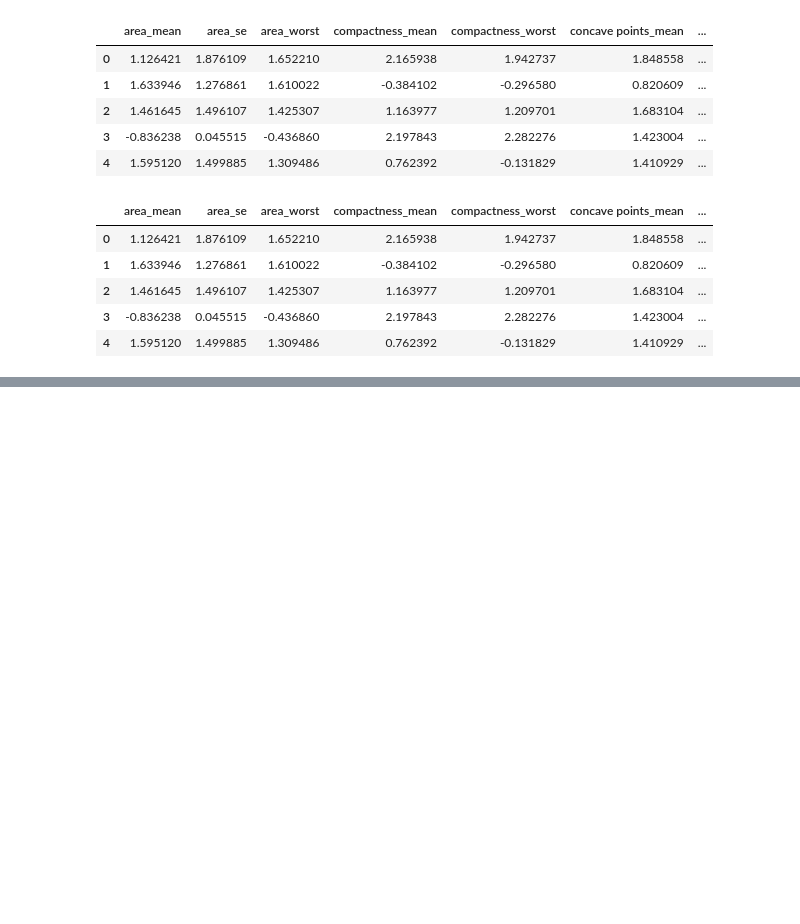
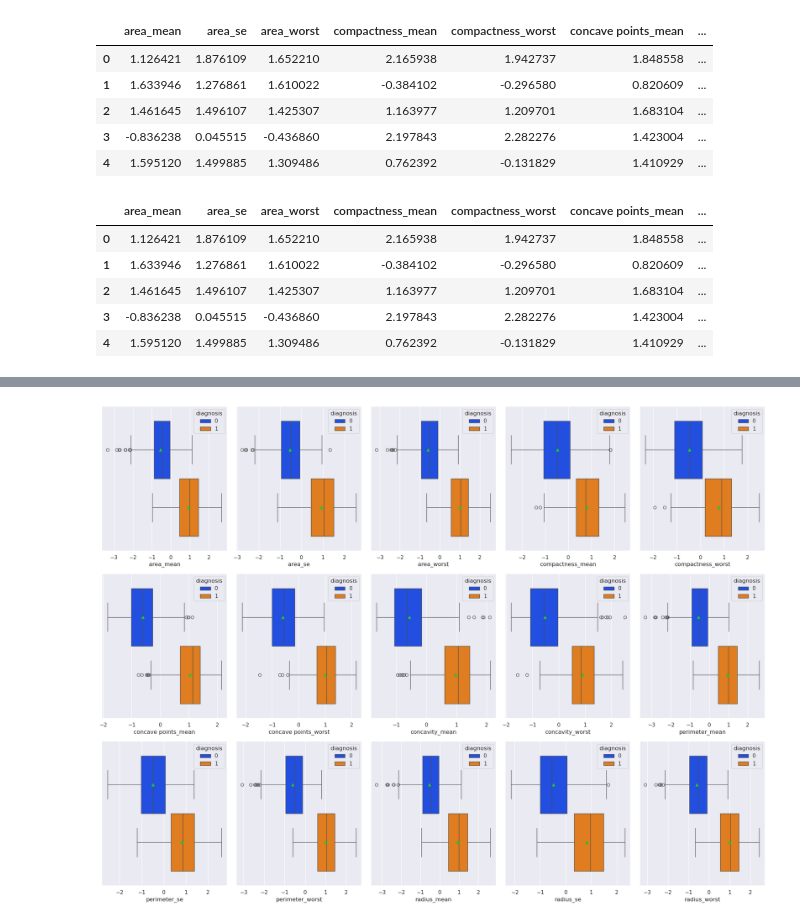
Before and after one commit to HilarioMarques/Classificacao_AlgoritmosLineares_DiagnosticoCancer_Kaggle, a Jupyter notebook: notebooks/SelecaoFeatures.ipynb, the cells around one changed output, grey strips where cells are left out. Drawn from its saved outputs; the diff is of its cells as text; code cells hidden in the pictures; blank space fills up the shorter version.

```diff
--- a/notebooks/SelecaoFeatures.ipynb
+++ b/notebooks/SelecaoFeatures.ipynb
@@ -596,8 +595,10 @@ ValueError: Could not interpret value `compactness_se` for `x`. An entry with th
 # %%
-fig, axs = plt.subplots(6, 5, figsize=(20, 15))
+fig, axs = plt.subplots(3, 5, figsize=(20, 15))
 
 for ax, coluna in zip(axs.flatten(), X_scaled.columns):
     sns.boxplot(x=coluna, ax=ax, data=df_scaled, showmeans=True, hue="diagnosis")
 
 plt.tight_layout()
 plt.show()
+# %% [output]
+[figure, added]
```
Also changed, not shown: parts of 1 cell of this notebook.
